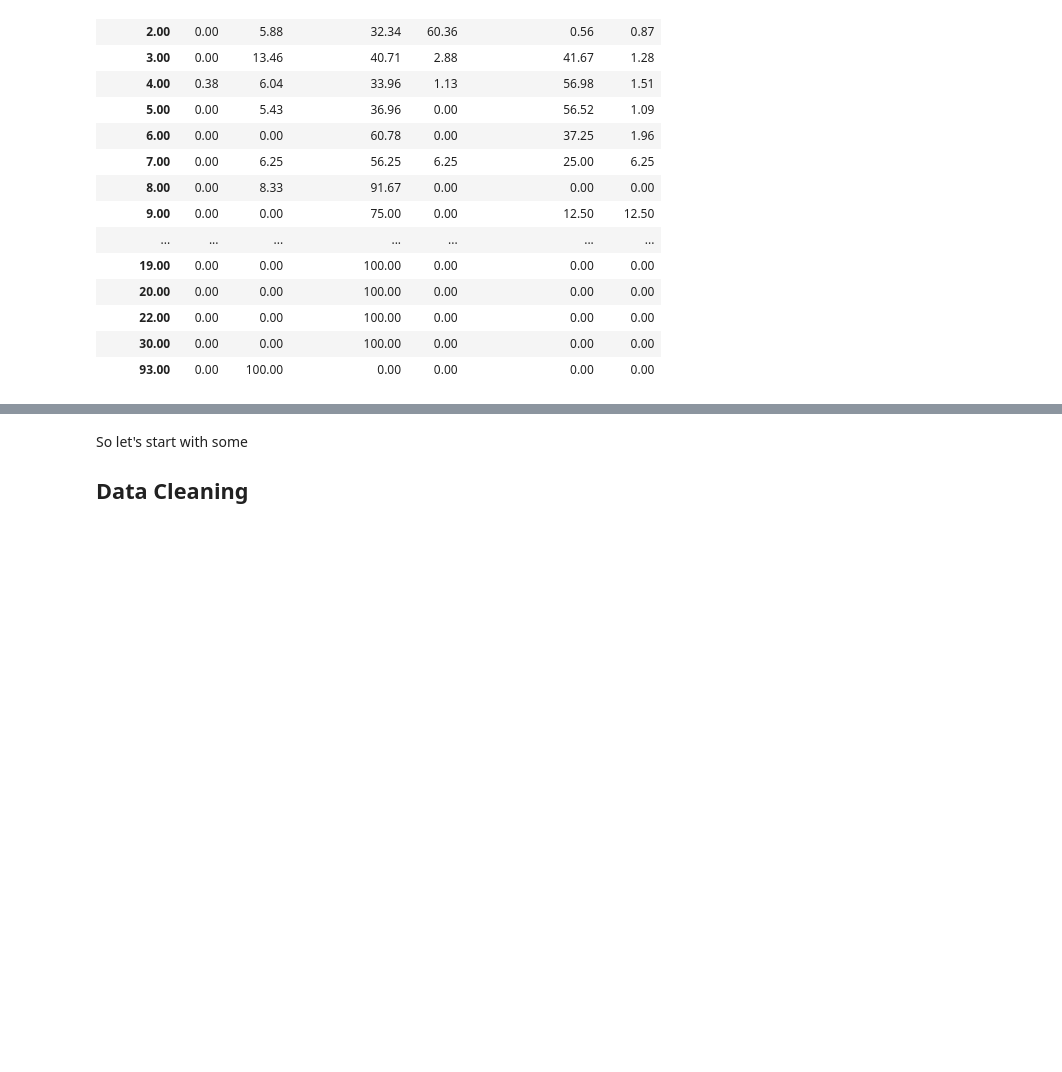
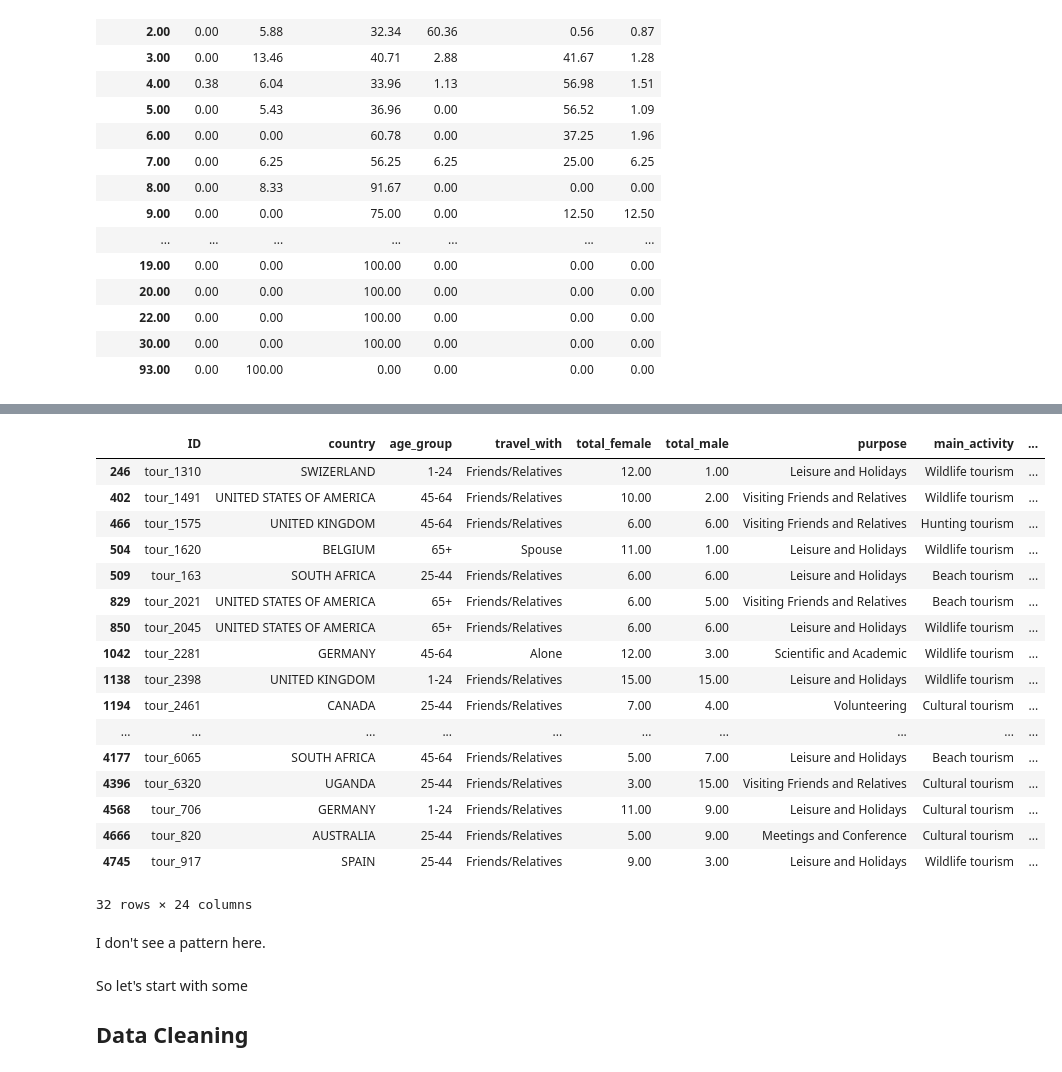
Before and after one commit to scheinmensch/Tanzania_Tourism_Prediction, a Jupyter notebook: EDA.ipynb, the cells around one changed output, grey strips where cells are left out. Cells and saved outputs as stored; diff of their text form; code cells hidden in the pictures; blank space fills up the shorter version.

Commit message:
had a look at the inconsistent data

```diff
--- a/EDA.ipynb
+++ b/EDA.ipynb
@@ -200,3 +224,27 @@ Looking at this also makes me aware of some other issues that I have to have a l
+# %%
+# have a look at large groups
+TZA[TZA['group_size'] > 10]
+# %% [output]
+|  | ID | country | age_group | travel_with | total_female | total_male | purpose | main_activity | ... |
+| 246 | tour_1310 | SWIZERLAND | 1-24 | Friends/Relatives | 12.00 | 1.00 | Leisure and Holidays | Wildlife tourism | ... |
+| 402 | tour_1491 | UNITED STATES OF AMERICA | 45-64 | Friends/Relatives | 10.00 | 2.00 | Visiting Friends and Relatives | Wildlife tourism | ... |
+| 466 | tour_1575 | UNITED KINGDOM | 45-64 | Friends/Relatives | 6.00 | 6.00 | Visiting Friends and Relatives | Hunting tourism | ... |
+| 504 | tour_1620 | BELGIUM | 65+ | Spouse | 11.00 | 1.00 | Leisure and Holidays | Wildlife tourism | ... |
+| 509 | tour_163 | SOUTH AFRICA | 25-44 | Friends/Relatives | 6.00 | 6.00 | Leisure and Holidays | Beach tourism | ... |
+| 829 | tour_2021 | UNITED STATES OF AMERICA | 65+ | Friends/Relatives | 6.00 | 5.00 | Visiting Friends and Relatives | Beach tourism | ... |
+| 850 | tour_2045 | UNITED STATES OF AMERICA | 65+ | Friends/Relatives | 6.00 | 6.00 | Leisure and Holidays | Wildlife tourism | ... |
+| 1042 | tour_2281 | GERMANY | 45-64 | Alone | 12.00 | 3.00 | Scientific and Academic | Wildlife tourism | ... |
+| 1138 | tour_2398 | UNITED KINGDOM | 1-24 | Friends/Relatives | 15.00 | 15.00 | Leisure and Holidays | Wildlife tourism | ... |
+| 1194 | tour_2461 | CANADA | 25-44 | Friends/Relatives | 7.00 | 4.00 | Volunteering | Cultural tourism | ... |
+| ... | ... | ... | ... | ... | ... | ... | ... | ... | ... |
+| 4177 | tour_6065 | SOUTH AFRICA | 45-64 | Friends/Relatives | 5.00 | 7.00 | Leisure and Holidays | Beach tourism | ... |
+| 4396 | tour_6320 | UGANDA | 25-44 | Friends/Relatives | 3.00 | 15.00 | Visiting Friends and Relatives | Cultural tourism | ... |
+| 4568 | tour_706 | GERMANY | 1-24 | Friends/Relatives | 11.00 | 9.00 | Leisure and Holidays | Cultural tourism | ... |
+| 4666 | tour_820 | AUSTRALIA | 25-44 | Friends/Relatives | 5.00 | 9.00 | Meetings and Conference | Cultural tourism | ... |
+| 4745 | tour_917 | SPAIN | 25-44 | Friends/Relatives | 9.00 | 3.00 | Leisure and Holidays | Wildlife tourism | ... |
+32 rows × 24 columns
+# %% [markdown]
+I don't see a pattern here.
 # %% [markdown]
 So let's start with some
 
```
Also changed, not shown: parts of 5 cells of this notebook, 2 other files.
